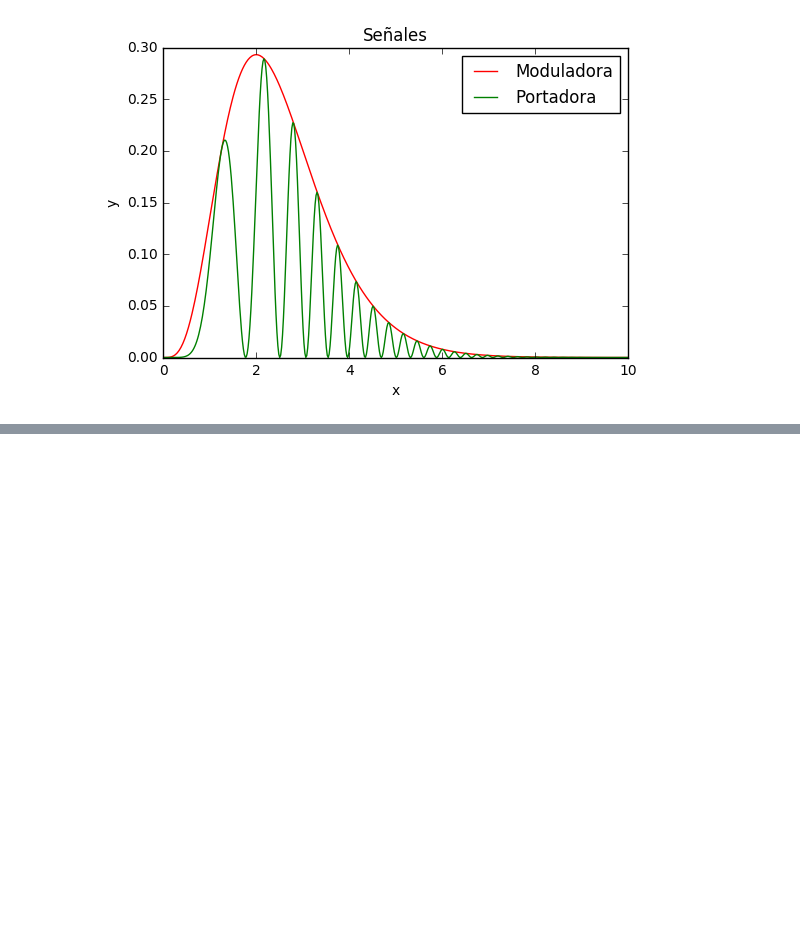
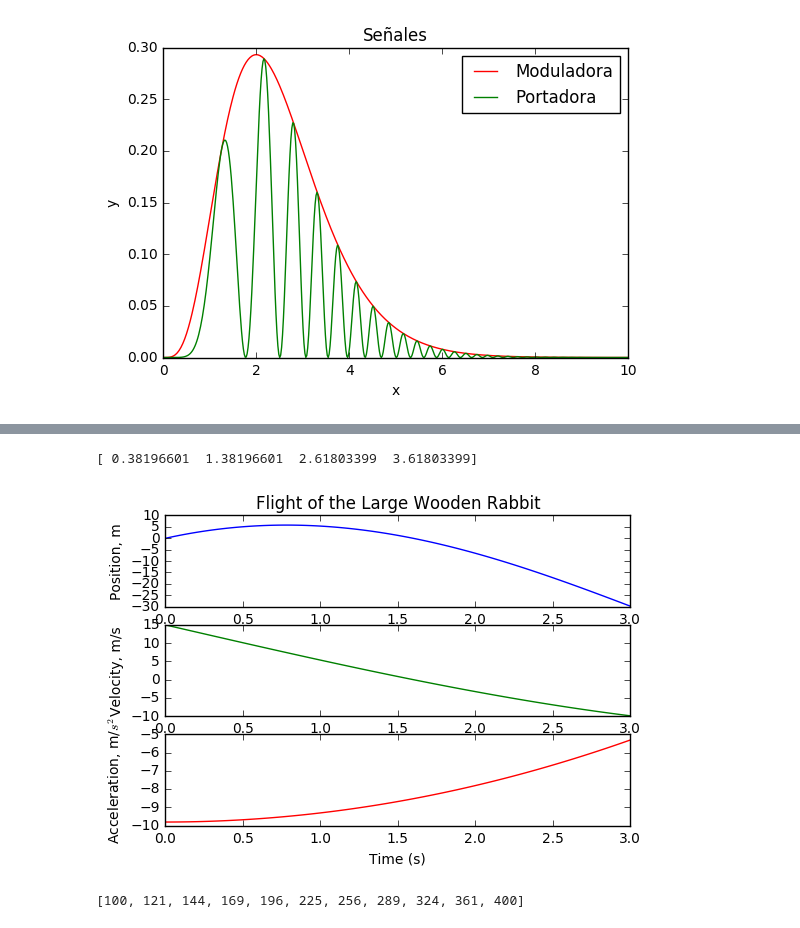
Before and after one commit to ignaciop/python_varios, a Jupyter notebook: playground.ipynb, the cells around one changed output, grey strips where cells are left out. Cells and saved outputs as stored; diff of their text form; code cells hidden in the pictures; blank space fills up the shorter version.

```diff
--- a/playground.ipynb
+++ b/playground.ipynb
@@ -18,0 +69,77 @@ plt.show()
+# %%
+M = np.array([[2, -1, 0, 0],[-1, 2, -1, 0],[0, -1, 2, -1],[0, 0, -1, 2]])
+
+angularFrequencies, eigenVectors = np.linalg.eig(M)
+a = np.sort(angularFrequencies)
+print(a)
+# %% [output]
+[ 0.38196601  1.38196601  2.61803399  3.61803399]
+# %%
+#Plot the trajectory of a free falling object.
+#Create a single plot that shows separate graphs of position, velocity,
+#and acceleration for an object in free-fall. Your plot should have a
+#single horizontal time axis and separate stacked graphs showing position,
+#velocity, and acceleration each on their own vertical axis. (See figure
+#3.) The online matplotlib gallery will probably be helpful! Print the
+#graph, with your name in the title
+
+from scipy.integrate import odeint
+
+#Time array for the Large Wooden Rabit's (LWR) position, velocity, and acceleration.
+tmin = 0;
+tmax = 3;
+N = 100;
+
+time = np.linspace(tmin, tmax, N);
+
+#Initial conditions array.
+initialPositionLWR = 0.0;
+initialVelocityLWR = 15.0;
+
+#Earth's gravitational constant in [m/s^2].
+g = 9.81
+
+initialConditionsLWR = [initialPositionLWR, initialVelocityLWR, -g];
+
+#The LWR's equations of motions.
+#A callable function must be declared in order to use the 'odeint' function.
+def LWREquationsOfMotion(y,t):
+    g0 = y[1] + y[2]*t #position_derivative = y[1]
+    g1 = y[2] #velocity_derivative = y[2]
+    return np.array([g0,g1,t]) #array([position_derivative,velocity_derivative])
+
+#Solve the LWR's differential equations of motion.
+LWRDynamics = odeint(LWREquationsOfMotion, initialConditionsLWR, time)
+
+
+#Obtain the position, velocity, and acceleration 100x1 arrays from the LWRDynamics 100x3 array.
+position_solution = LWRDynamics[:,0];
+velocity_solution = LWRDynamics[:,1];
+acceleration_solution = LWRDynamics[:,2];
+
+#Plot formatting for the LWR's position.
+plt.subplot(3, 1, 1)
+plt.plot(time, position_solution, 'b-')
+plt.title('Flight of the Large Wooden Rabbit')
+plt.ylabel('Position, m')
+
+#Plot formatting for the LWR's velocity.
+plt.subplot(3, 1, 2)
+plt.plot(time, velocity_solution, 'g-')
+plt.ylabel('Velocity, m/s')
+
+
+#Plot formatting for the LWR's acceleration.
+plt.subplot(3, 1, 3)
+plt.plot(time, acceleration_solution, 'r-')
+plt.xlabel('Time (s)')
+plt.ylabel('Acceleration, m/$s^{2}$')
+
+plt.show()
+# %% [output]
+[figure, added]
+# %%
+l = [x**2 for x in range(10,21)]
+print(l)
+# %% [output]
+[100, 121, 144, 169, 196, 225, 256, 289, 324, 361, 400]
```
Also changed, not shown: parts of 13 cells of this notebook, 4 other files.
